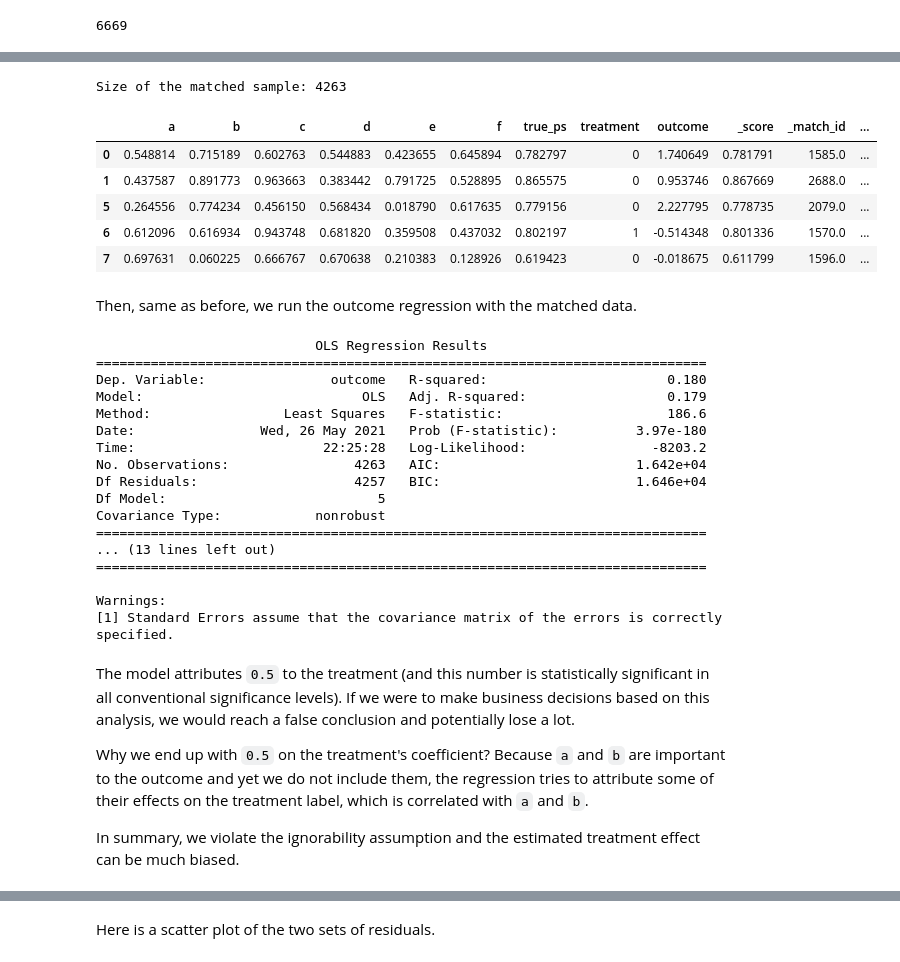
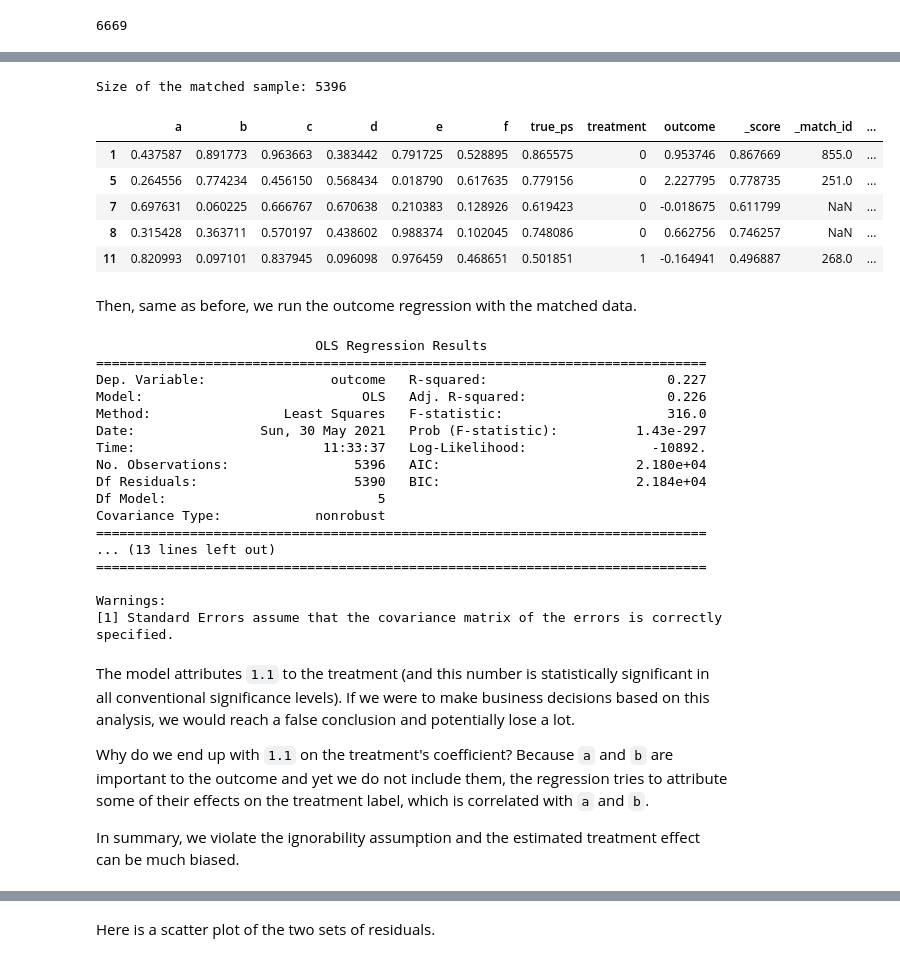
Before and after one commit to shichao-ma/propensity_score_matching_notebook, a Jupyter notebook: test_ignorability.ipynb, the cells around one changed output, grey strips where cells are left out. Saved outputs shown, nothing was run; the diff lists cells and outputs as text; code cells hidden in the pictures.

```diff
--- a/test_ignorability.ipynb
+++ b/test_ignorability.ipynb
@@ -166,9 +185,10 @@ I use the following algorithm to form matched paris. In the literature, this met
 # %%
 def match(
     data: pd.DataFrame,
-    threshold: float = 0.001,
+    threshold: float = 0.0001,
     treatment_col: str = "treatment",
-    score_col: str = "_score"
+    score_col: str = "_score",
+    match_id_col: str = "_match_id",
 ) -> pd.DataFrame:
     """
     Finds a suitable pair for each record in the dataset, if one exists.
@@ -180,23 +200,30 @@ def match(
     treated = data[data[treatment_col] == 1]
     control = data[data[treatment_col] == 0]
     # Because nearest neighbor matching is greedy,
-    # doing a random shuffle here to remove structures in the data (if any)
-    for index, score in treated[score_col].sample(frac=1).iteritems():
+    # a random shuffle here removes any structures in the data.
+    # I fixed the random_state for reproductivity, in practice
+    # you want to remove the fixed random_state
+    for index, score in treated[score_col].sample(frac=1, random_state=0).iteritems():
         diff = (control[score_col] - score).abs().sort_values()
         for candidate_index, delta in diff.iteritems():
             # because diff is sorted, we can assure
-            # there's no valid pair if delta is larger than threshold
+            # there's no valid pair if delta is larger than the threshold
             if delta > threshold:
                 break
-            # candidate has already formed a match
+            # candidate has already formed a pair
             if candidate_index in pairs:
                 continue
-            pairs[candidate_index] = index
+            else:
+                # candidate is available to form a match
+                pairs[candidate_index] = index
+                break
 
+    # remove/initialize the match_id column
+    data[match_id_col] = np.nan
     match_id = 0
     for control_index, treated_index in pairs.items():
-        data.at[control_index, "_match_id"] = match_id
-        data.at[treated_index, "_match_id"] = match_id
+        data.at[control_index, match_id_col] = match_id
+        data.at[treated_index, match_id_col] = match_id
         match_id += 1
-    return data[data["_match_id"].notnull()]
+    return data[data[match_id_col].notnull()]
 # %% [markdown]
@@ -280,17 +352,17 @@ e              0.0525      0.076      0.695      0.487      -0.096       0.201
 f             -1.7271      0.077    -22.307      0.000      -1.879      -1.575
 ==============================================================================
 # %%
-matched_df_ov = match(df, score_col="_score_ov")
+matched_df_ov = match(df, score_col="_score_ov", match_id_col="_math_id_ov")
 print(f"Size of the matched sample: {len(matched_df_ov)}")
 matched_df_ov.head()
 # %% [output]
-Size of the matched sample: 4263
+Size of the matched sample: 5396
 |  | a | b | c | d | e | f | true_ps | treatment | outcome | _score | _match_id | ... |
-| 0 | 0.548814 | 0.715189 | 0.602763 | 0.544883 | 0.423655 | 0.645894 | 0.782797 | 0 | 1.740649 | 0.781791 | 1585.0 | ... |
-| 1 | 0.437587 | 0.891773 | 0.963663 | 0.383442 | 0.791725 | 0.528895 | 0.865575 | 0 | 0.953746 | 0.867669 | 2688.0 | ... |
-| 5 | 0.264556 | 0.774234 | 0.456150 | 0.568434 | 0.018790 | 0.617635 | 0.779156 | 0 | 2.227795 | 0.778735 | 2079.0 | ... |
-| 6 | 0.612096 | 0.616934 | 0.943748 | 0.681820 | 0.359508 | 0.437032 | 0.802197 | 1 | -0.514348 | 0.801336 | 1570.0 | ... |
-| 7 | 0.697631 | 0.060225 | 0.666767 | 0.670638 | 0.210383 | 0.128926 | 0.619423 | 0 | -0.018675 | 0.611799 | 1596.0 | ... |
+| 1 | 0.437587 | 0.891773 | 0.963663 | 0.383442 | 0.791725 | 0.528895 | 0.865575 | 0 | 0.953746 | 0.867669 | 855.0 | ... |
+| 5 | 0.264556 | 0.774234 | 0.456150 | 0.568434 | 0.018790 | 0.617635 | 0.779156 | 0 | 2.227795 | 0.778735 | 251.0 | ... |
+| 7 | 0.697631 | 0.060225 | 0.666767 | 0.670638 | 0.210383 | 0.128926 | 0.619423 | 0 | -0.018675 | 0.611799 | NaN | ... |
+| 8 | 0.315428 | 0.363711 | 0.570197 | 0.438602 | 0.988374 | 0.102045 | 0.748086 | 0 | 0.662756 | 0.746257 | NaN | ... |
+| 11 | 0.820993 | 0.097101 | 0.837945 | 0.096098 | 0.976459 | 0.468651 | 0.501851 | 1 | -0.164941 | 0.496887 | 268.0 | ... |
 # %% [markdown]
 Then, same as before, we run the outcome regression with the matched data.
 # %%
@@ -298,13 +370,13 @@ print(smf.ols('outcome ~ treatment + c + d + e + f', data=matched_df_ov).fit().s
 # %% [output]
                             OLS Regression Results
 ==============================================================================
-Dep. Variable:                outcome   R-squared:                       0.180
-Model:                            OLS   Adj. R-squared:                  0.179
-Method:                 Least Squares   F-statistic:                     186.6
-Date:                Wed, 26 May 2021   Prob (F-statistic):          3.97e-180
-Time:                        22:25:28   Log-Likelihood:                -8203.2
-No. Observations:                4263   AIC:                         1.642e+04
-Df Residuals:                    4257   BIC:                         1.646e+04
+Dep. Variable:                outcome   R-squared:                       0.227
+Model:                            OLS   Adj. R-squared:                  0.226
+Method:                 Least Squares   F-statistic:                     316.0
+Date:                Sun, 30 May 2021   Prob (F-statistic):          1.43e-297
+Time:                        11:33:37   Log-Likelihood:                -10892.
+No. Observations:                5396   AIC:                         2.180e+04
+Df Residuals:                    5390   BIC:                         2.184e+04
 Df Model:                           5
 Covariance Type:            nonrobust
 ==============================================================================
@@ -314,9 +386,9 @@ Covariance Type:            nonrobust
 Warnings:
 [1] Standard Errors assume that the covariance matrix of the errors is correctly specified.
 # %% [markdown]
-The model attributes `0.5` to the treatment (and this number is statistically significant in all conventional significance levels). If we were to make business decisions based on this analysis, we would reach a false conclusion and potentially lose a lot.
+The model attributes `1.1` to the treatment (and this number is statistically significant in all conventional significance levels). If we were to make business decisions based on this analysis, we would reach a false conclusion and potentially lose a lot.
 
-Why we end up with `0.5` on the treatment's coefficient? Because `a` and `b` are important to the outcome and yet we do not include them, the regression tries to attribute some of their effects on the treatment label, which is correlated with `a` and `b`.
+Why do we end up with `1.1` on the treatment's coefficient? Because `a` and `b` are important to the outcome and yet we do not include them, the regression tries to attribute some of their effects on the treatment label, which is correlated with `a` and `b`.
 
 In summary, we violate the ignorability assumption and the estimated treatment effect can be much biased.
 # %% [markdown]
```
Also changed, not shown: parts of 57 cells of this notebook.
